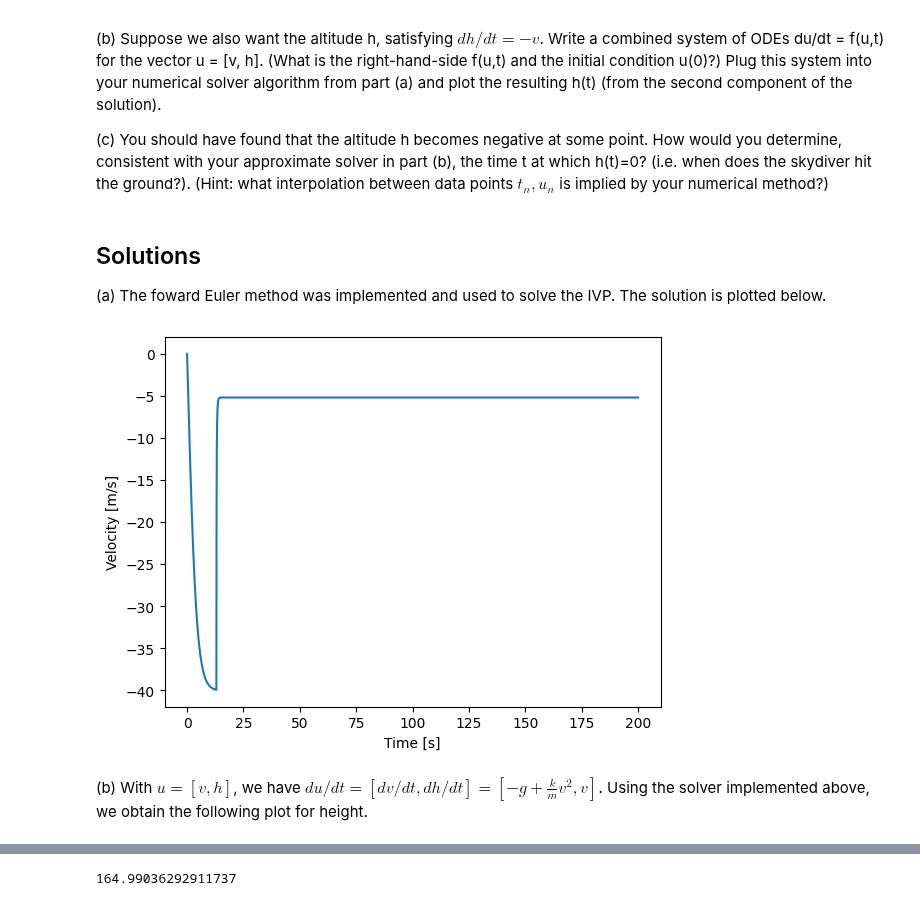
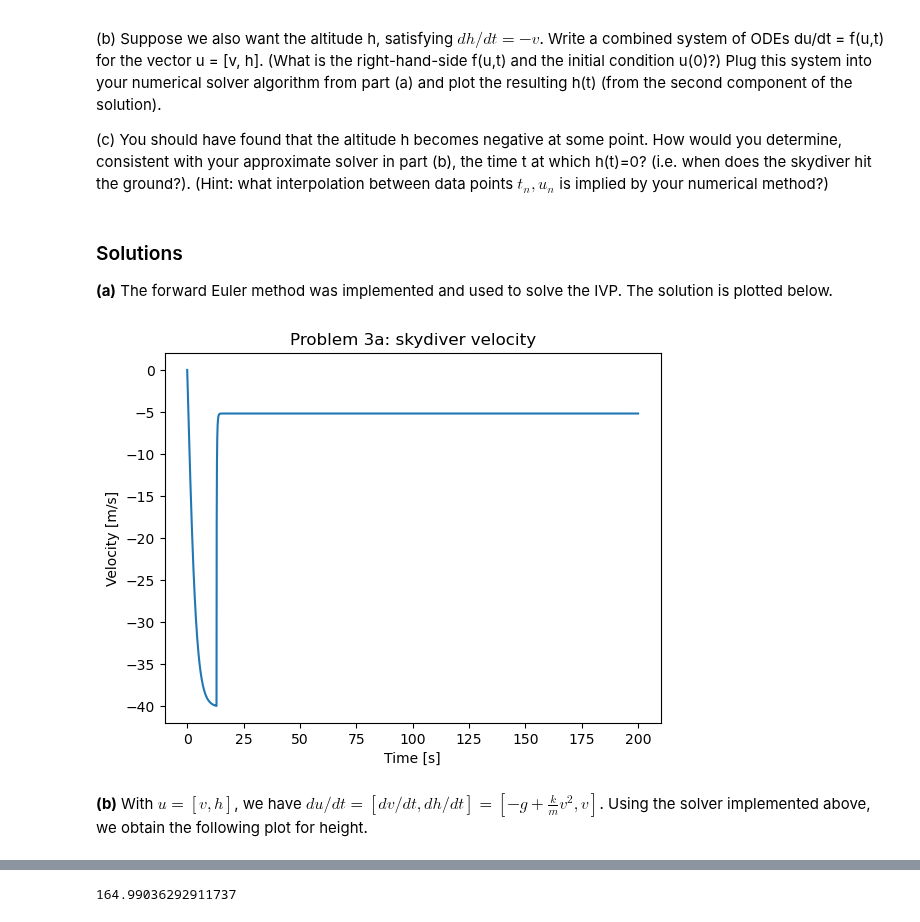
Before and after one commit to mitmath/numerical_hub, a Jupyter notebook: psets/pset5sol.ipynb, the cells around one changed output, grey strips where cells are left out. Saved outputs shown, nothing was run; the diff lists cells and outputs as text; code cells hidden in the pictures.

```diff
--- a/psets/pset5sol.ipynb
+++ b/psets/pset5sol.ipynb
@@ -257,38 +265,39 @@ where $g = 9.8 \, \text{m/sec}^2$ is gravitational acceleration, $m$ is the mass
 
 (c) You should have found that the altitude h becomes negative at some point.  How would you determine, consistent with your approximate solver in part (b), the time t at which h(t)=0? (i.e. when does the skydiver hit the ground?).   (Hint: what interpolation between data points $t_n, u_n$ is implied by your numerical method?)
 # %% [markdown]
-## Solutions
-(a) The foward Euler method was implemented and used to solve the IVP. The solution is plotted below.
+### Solutions
+**(a)** The forward Euler method was implemented and used to solve the IVP. The solution is plotted below.
 # %%
 import numpy as np
 import math
 import matplotlib.pyplot as plt
 
 g, m = 9.8, 80
 k = lambda t: 0.4875 if t<13 else 29.16
 dv_dt = lambda u, t: np.array([-g + k(t) * u[0]**2 / m]) #u = [v]
 dt = 2e-4
 def forward_euler(F, u0, t_end = 200, dt=dt):
     u, t, dim = u0, 0, len(u0)
     N = math.ceil(t_end/dt)
     u_history = np.zeros((N+1, dim))
     u_history[0,:] = u
     for i in range(1,N+1):
         u += F(u, t) * dt
         t = i*dt
         u_history[i,:] = u
     return u_history
 
 v_history = forward_euler(dv_dt, [0])
 
 plt.plot(np.arange(0,200+dt,dt), v_history[:,0])
 plt.xlabel('Time [s]')
 plt.ylabel('Velocity [m/s]')
+plt.title('Problem 3a: skydiver velocity')
 plt.show()
 # %% [output]
-[figure, old version]
+[figure, new version]
 # %% [markdown]
-(b) With $u = [v, h]$, we have $du/dt = [dv/dt, dh/dt] = [-g + \frac{k}{m} v^2, v]$. Using the solver implemented above, we obtain the following plot for height.
+**(b)** With $u = [v, h]$, we have $du/dt = [dv/dt, dh/dt] = [-g + \frac{k}{m} v^2, v]$. Using the solver implemented above, we obtain the following plot for height.
 # %%
 du_dt = lambda u,t: np.array([-g + k(t) * u[0]**2 / m, u[0]]) #u = [v, h]
 
```
Also changed, not shown: parts of 11 cells of this notebook.
